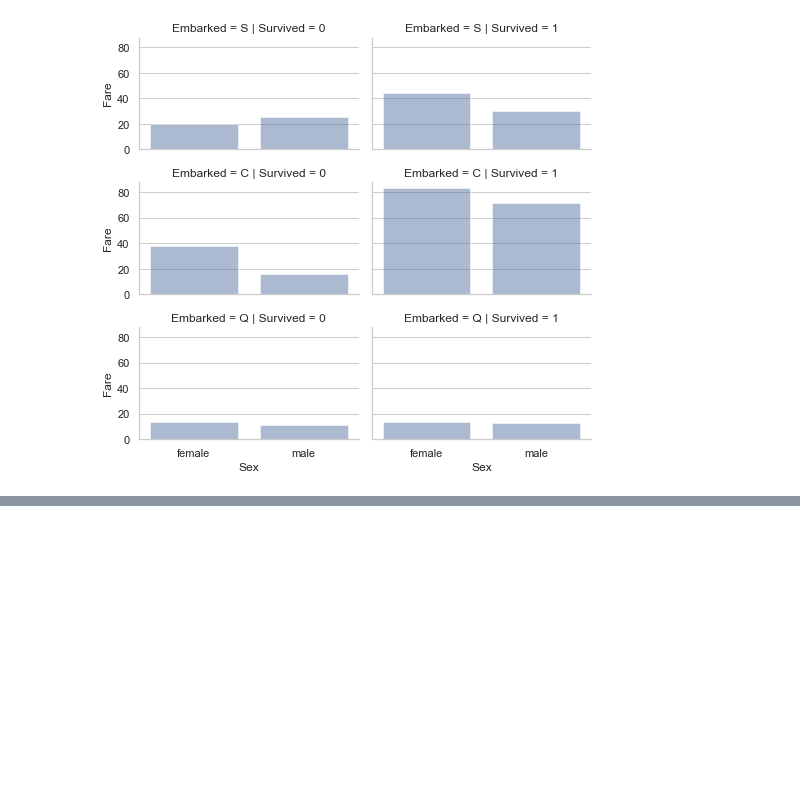
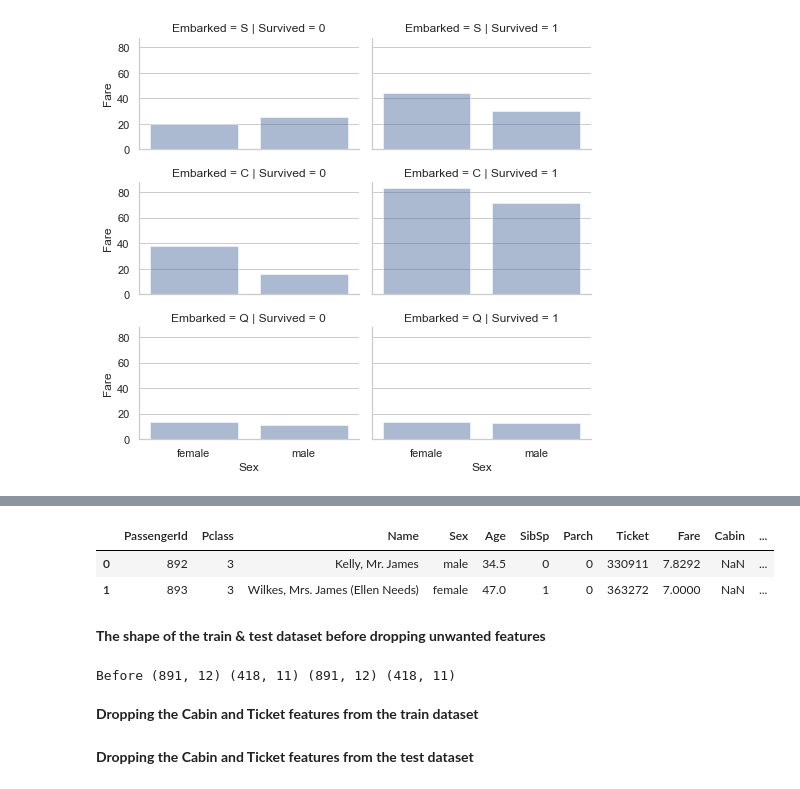
Before and after one commit to Yagniksojitra/Notebooks, a Jupyter notebook: My Titanic Prediction Notebook/Titanic - Kaggle Competition.ipynb, the cells around one changed output, grey strips where cells are left out. Cells and saved outputs as stored; diff of their text form; code cells hidden in the pictures; blank space fills up the shorter version.

```diff
--- a/My Titanic Prediction Notebook/Titanic - Kaggle Competition.ipynb
+++ b/My Titanic Prediction Notebook/Titanic - Kaggle Competition.ipynb
@@ -544,0 +558,14 @@ grid.add_legend();
+# %%
+titanicTestData.head(2)
+# %% [output]
+|  | PassengerId | Pclass | Name | Sex | Age | SibSp | Parch | Ticket | Fare | Cabin | ... |
+| 0 | 892 | 3 | Kelly, Mr. James | male | 34.5 | 0 | 0 | 330911 | 7.8292 | NaN | ... |
+| 1 | 893 | 3 | Wilkes, Mrs. James (Ellen Needs) | female | 47.0 | 1 | 0 | 363272 | 7.0000 | NaN | ... |
+# %% [markdown]
+**The shape of the train & test dataset before dropping unwanted features**
+# %%
+print("Before", titanicTrainingData.shape, titanicTestData.shape, combinedDataset[0].shape, combinedDataset[1].shape)
+# %% [output]
+Before (891, 12) (418, 11) (891, 12) (418, 11)
+# %% [markdown]
+**Dropping the Cabin and Ticket features from the train dataset**
@@ -544,0 +574,2 @@ grid.add_legend();
+# %% [markdown]
+**Dropping the Cabin and Ticket features from the test dataset**
```
Also changed, not shown: parts of 12 cells of this notebook.
